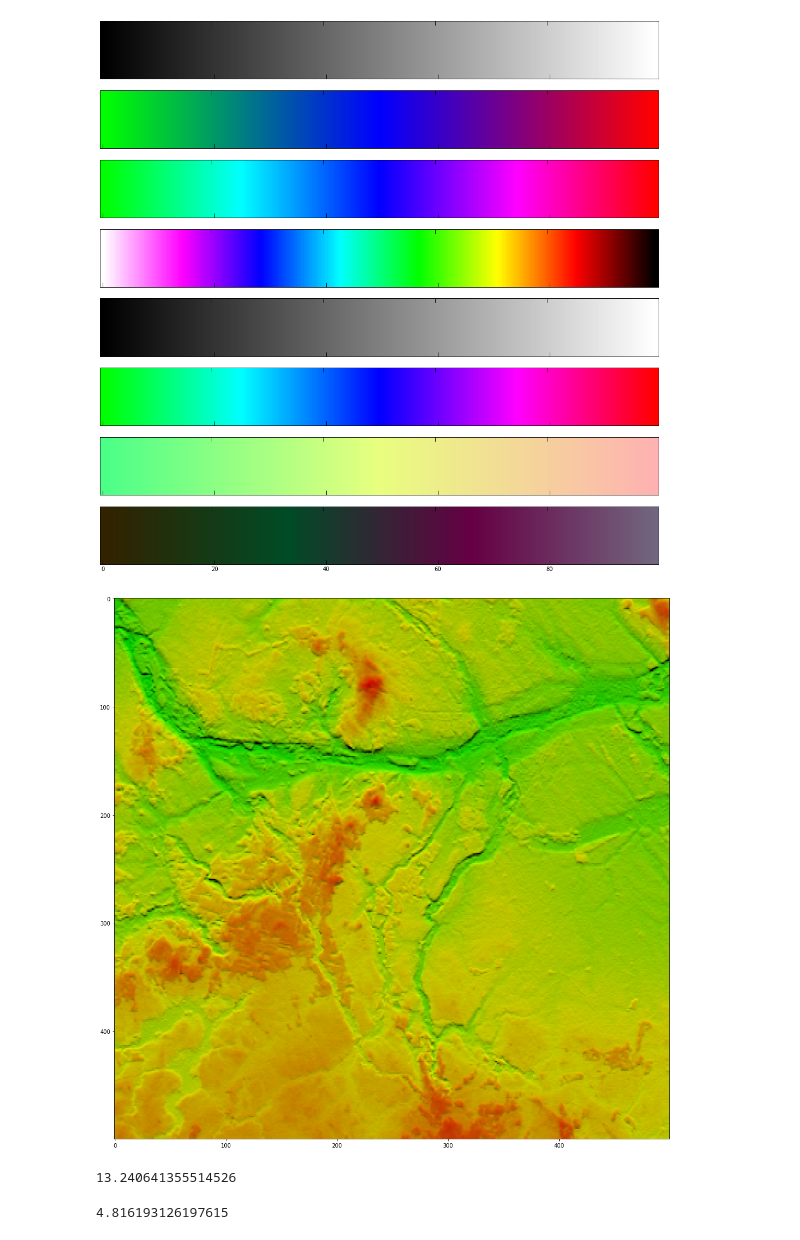
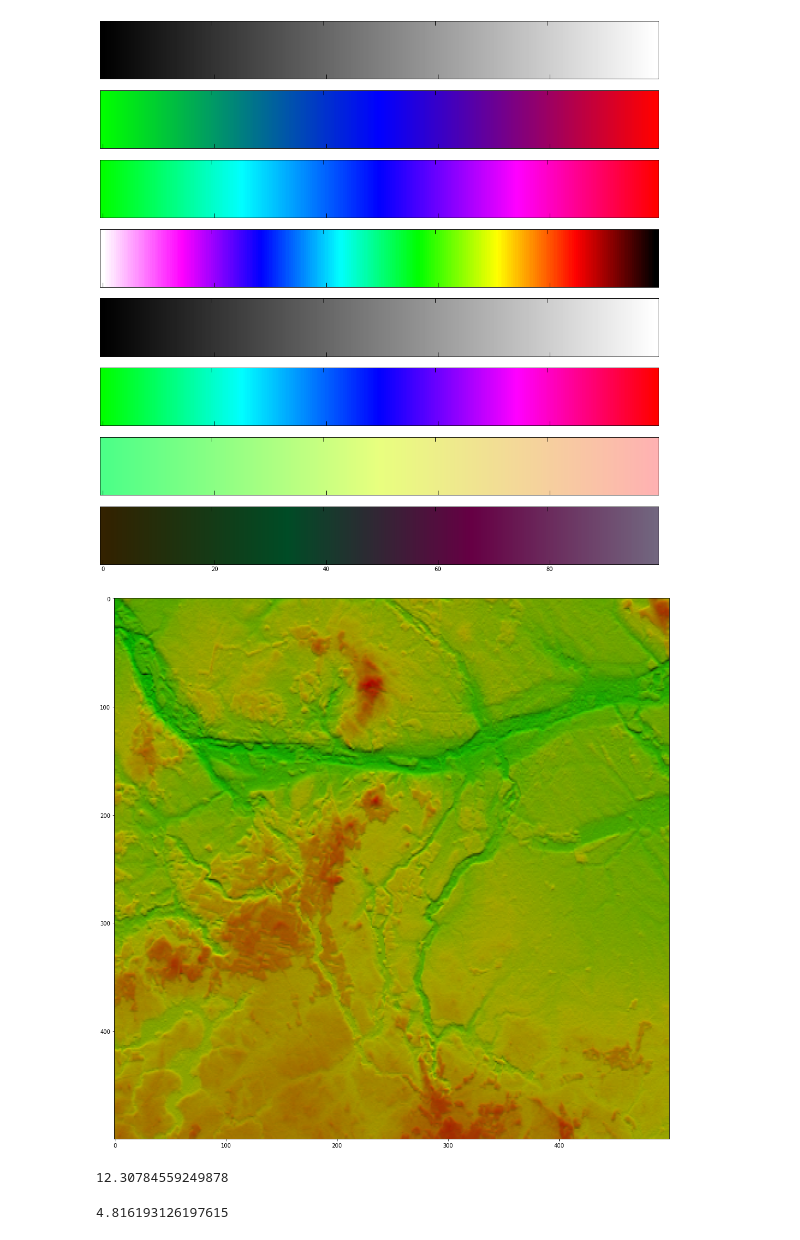
Before and after one commit to JonothorDarry/Smieci_na_KCK, a Jupyter notebook: kolorowe_smieci2.ipynb, the cells around one changed output. Saved outputs shown, nothing was run; the diff lists cells and outputs as text; code cells hidden in the pictures.

```diff
--- a/kolorowe_smieci2.ipynb
+++ b/kolorowe_smieci2.ipynb
@@ -188,37 +188,37 @@ for i in range(len(s2)):
         elif(vsy>0 and j<len(s2[0])-1):
             x2, y2, h2=0, f, s2[i,j+1]
         else:
             x2, y2, h2=0, f, s2[i,j]
 
 
         v1=np.array([[x0, y0, 1], [x1, y1, 1], [x2, y2, 0]])
         v2=np.array([h0, h1, h2])
         try:
             v3=np.linalg.solve(v1, v2)
         except:
             v3=[0, 0, 0]
 
         pnt=[(x0+x1+x2)/3, (y0+y1+y2)/3, 0]
         pnt[2]=v3[0]*pnt[0]+v3[1]*pnt[1]+v3[2]
 
         vs=(vsx, vsy, vsh)
-        cs=cosa((v3[0], v3[1], -0.003), vs)
+        cs=cosa((v3[0], v3[1], -1/f), vs)
         cl=rgb2hsv(*s[i,j])
 
         sv=min(max(0, cl[1]+0.3*cs), 1)
-        sg=min(max(0, cl[2]-70*cs**11), 1)
+        sg=min(max(0, cl[2]-5*cs**5), 1)
 
 
         s[i,j]=np.asarray(hsv2rgb(cl[0], sv, sg))/255
 
 
 ax.imshow(s, aspect='auto')
 plt.show()
 t2=time.time()
 print(t2-t1)
 # %% [output]
-[figure, old version]
+[figure, new version]
-13.240641355514526
+12.30784559249878
 # %%
 s=np.fromfile(r'/home/sebastian/Downloads/big.dem', sep=" ")
 n, m, f=int(s[0]), int(s[1]), s[2]
```
